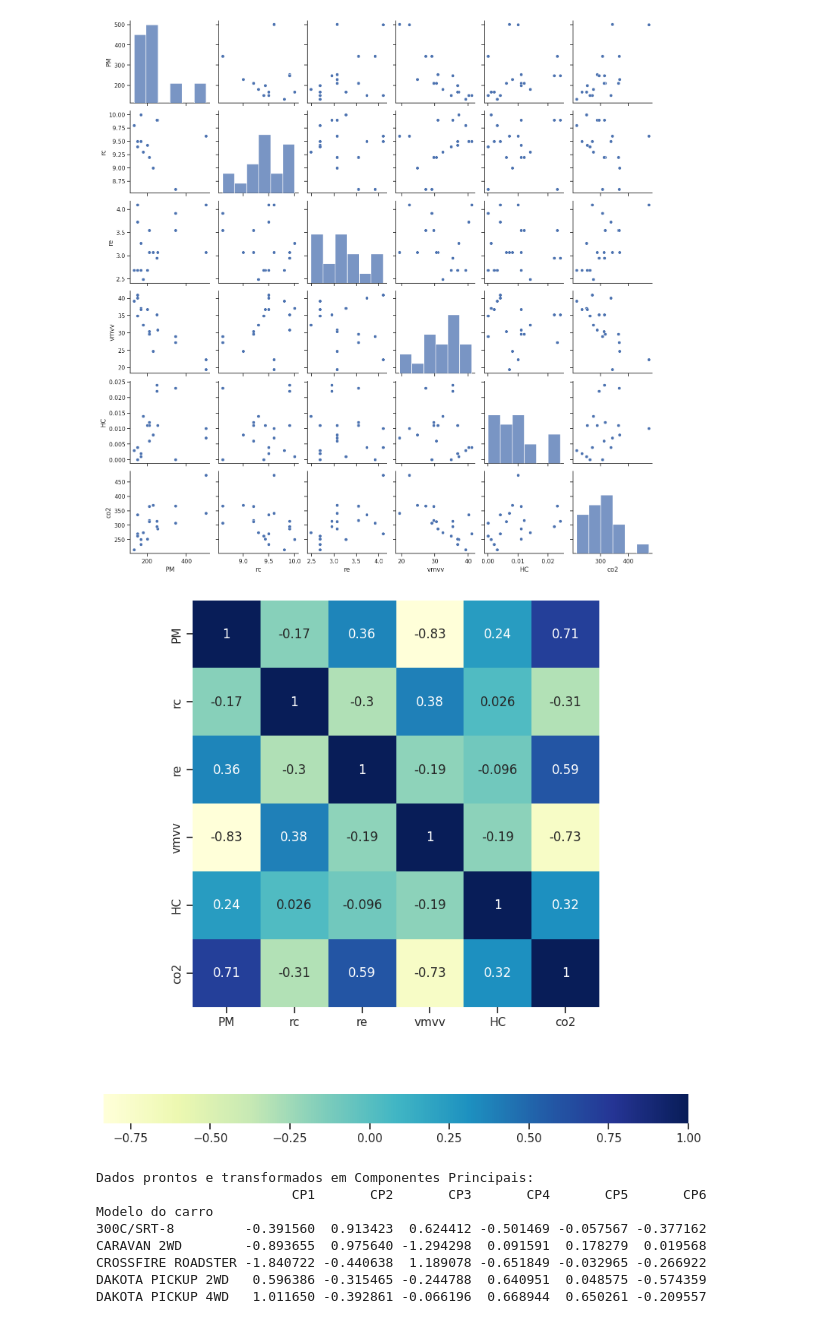
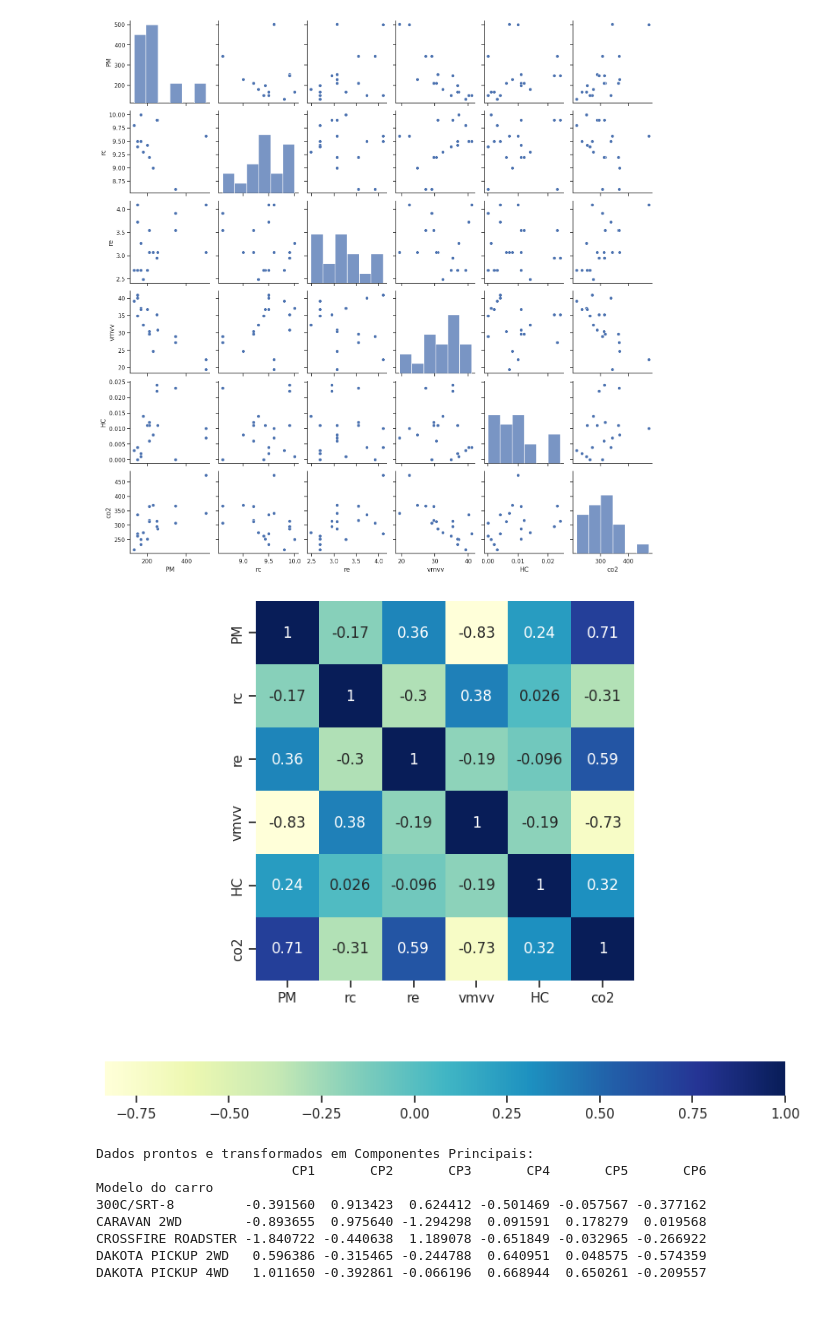
Before and after one commit to guiandradedev/tcd-car-consumption, a Jupyter notebook: Analise_componentes.ipynb, the cells around one changed output. Saved outputs shown, nothing was run; the diff lists cells and outputs as text; code cells hidden in the pictures.

```diff
--- a/Analise_componentes.ipynb
+++ b/Analise_componentes.ipynb
@@ -46,14 +46,14 @@ sns.pairplot(df)
 <seaborn.axisgrid.PairGrid at 0x...>
 [figure]
 # %%
-plt.figure(figsize=(10,10))
+plt.figure(figsize=(10,8))
 ax=sns.heatmap(df.corr(),
                annot=True,
                cmap='YlGnBu',
                cbar_kws={"orientation":"horizontal"})
 ax.set_aspect("equal")
 # %% [output]
-[figure, old version]
+[figure, new version]
 # %%
 scaler = StandardScaler()
 X_scaled = scaler.fit_transform(df)
```
Also changed, not shown: parts of 1 cell of this notebook.
